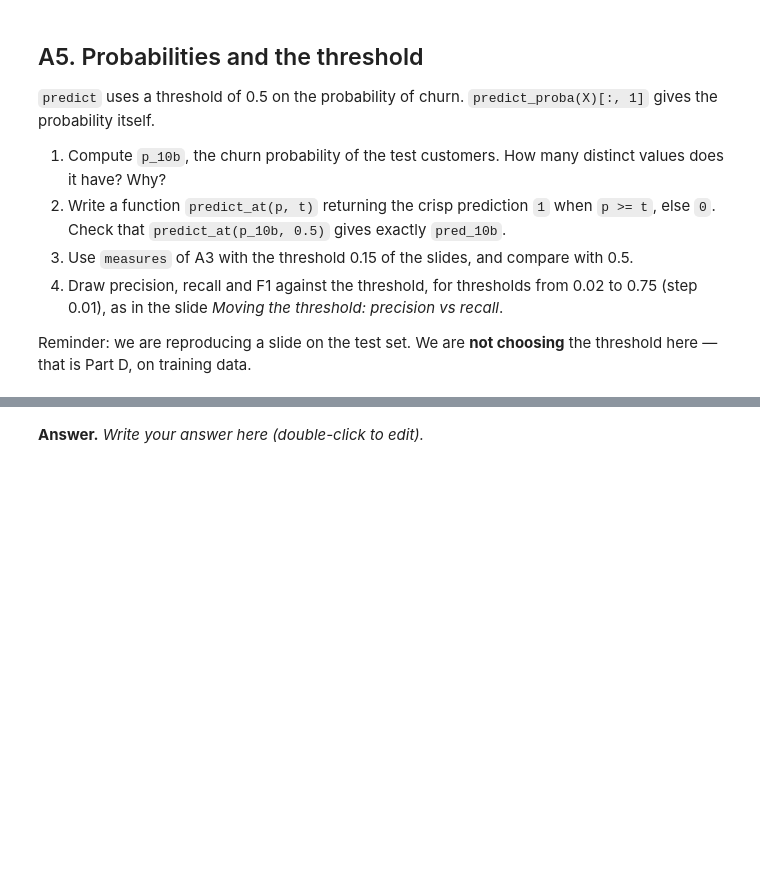
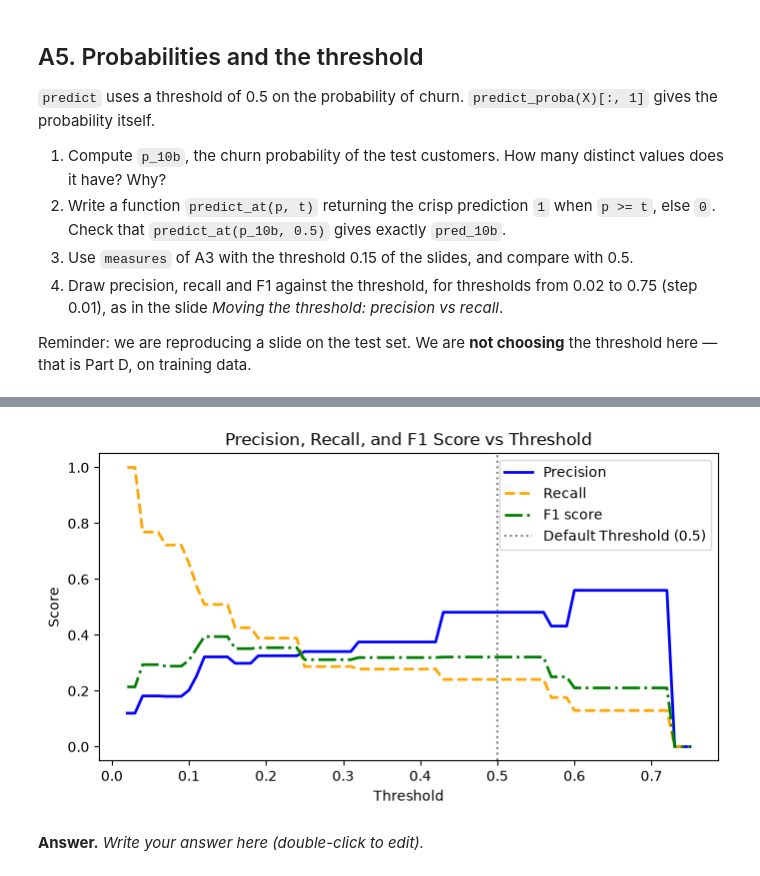
Before and after one commit to mengxian0913/MLDM_Unibo_public, a Jupyter notebook: ML_Lab/notebooks/lab04-pm/lab04-pm.ipynb, the cells around one changed output, grey strips where cells are left out. Cells and saved outputs as stored; diff of their text form; code cells hidden in the pictures; blank space fills up the shorter version.

```diff
--- a/ML_Lab/notebooks/lab04-pm/lab04-pm.ipynb
+++ b/ML_Lab/notebooks/lab04-pm/lab04-pm.ipynb
@@ -203,0 +240,5 @@ MCC            0.281     0.301
+# %%
+p_10b = tree_10b.predict_proba(Xn_test)[:, 1]
+leaves = tree_10b.get_n_leaves()
+print("Distinct probability count: ", len(np.unique(p_10b)), end=" | ")
+print("Leaves: ", leaves)
@@ -203,0 +247,3 @@ MCC            0.281     0.301
+# %%
+def predict_at(p, t):
+    return (p >= t).astype(int)
@@ -204,3 +283,31 @@ MCC            0.281     0.301
+# %%
+thresholds = np.arange(0.02, 0.76, 0.01)
+
+precision_scores = []
+recall_scores    = []
+f1s = []
+
+for t in thresholds:
+    pred = predict_at(p_10b, t)
+    precision_scores.append(precision_score(yn_test, pred, zero_division=0))
+    recall_scores.append(recall_score(yn_test, pred, zero_division=0))
+    f1s.append(f1_score(yn_test, pred, zero_division=0))
+
+
+fig, ax = plt.subplots()
+
+ax.plot(thresholds, precision_scores, label='Precision', color='blue', linewidth=2)
+ax.plot(thresholds, recall_scores, label='Recall', color='orange', linewidth=2, linestyle='--')
+ax.plot(thresholds, f1s, label='F1 score', color='green', linewidth=2, linestyle='-.')
+ax.set_xlabel('Threshold')
+ax.set_ylabel('Score')
+ax.set_title('Precision, Recall, and F1 Score vs Threshold')
+ax.axvline(0.5, color="gray", linestyle=":", label="Default Threshold (0.5)")
+ax.legend()
+ax.grid(False)
+plt.show()
+# %% [output]
+[figure, added]
 # %% [markdown]
 **Answer.** *Write your answer here (double-click to edit).*
 # %% [markdown]
```
Also changed, not shown: parts of 13 cells of this notebook.
